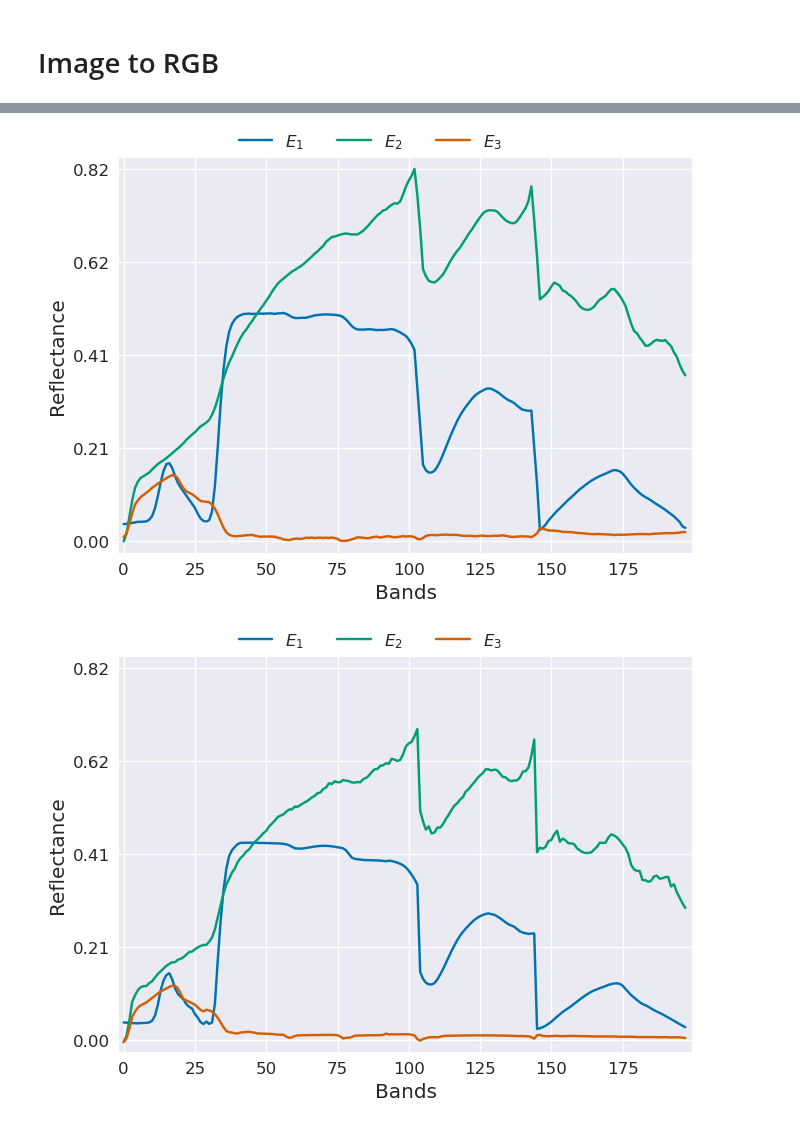
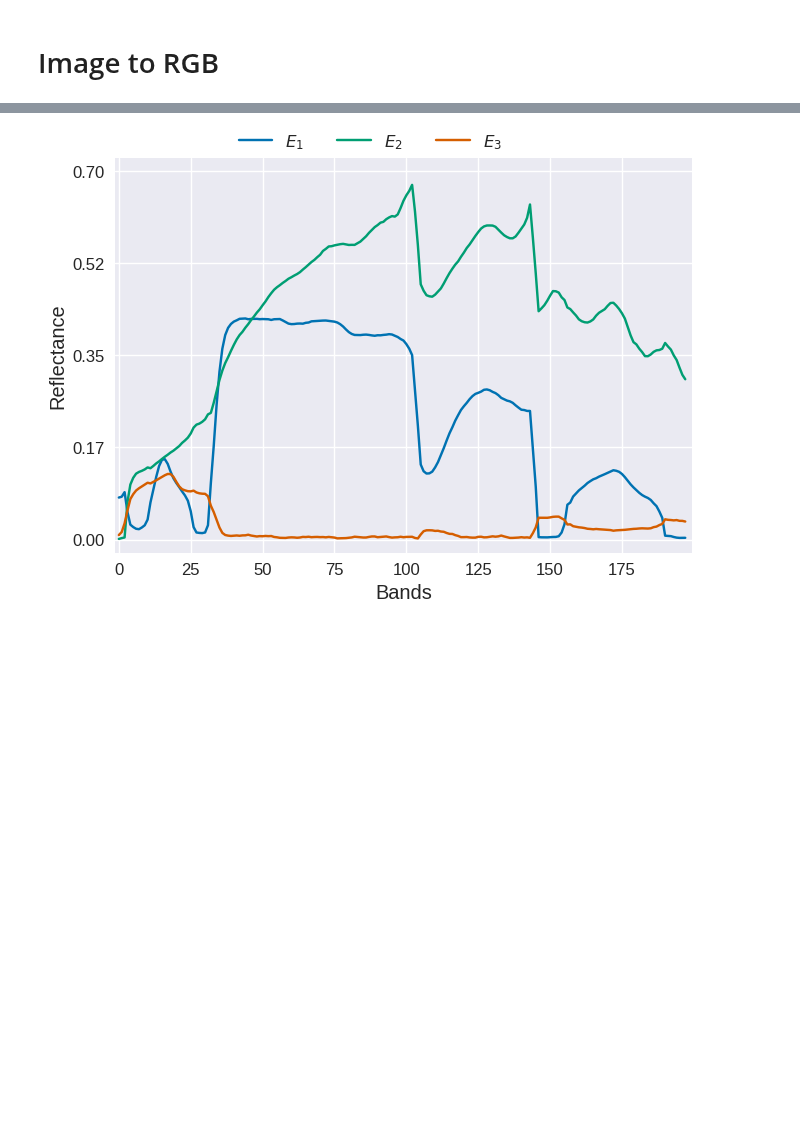
Before and after one commit to SolidusAbi/CLHU, a Jupyter notebook: notebooks/syntheticData.ipynb, the cells around one changed output, grey strips where cells are left out. Saved outputs shown, nothing was run; the diff lists cells and outputs as text; code cells hidden in the pictures; blank space fills up the shorter version.

```diff
--- a/notebooks/syntheticData.ipynb
+++ b/notebooks/syntheticData.ipynb
@@ -267,6 +193,0 @@ class SyntheticDataset(HSIDataset):
-# %%
-dataset = SyntheticDataset(synthetic_data_path)
-
-plt.imshow(dataset.image()[:,:,100].T, cmap='viridis')
-plt.axis('off')
-plt.show()
@@ -275,13 +193,0 @@ plt.show()
-# %%
-from utils import plot_endmembers
-from pysptools import eea
-n_endmembers = dataset.n_endmembers
-
-ee = eea.NFINDR()
-endmember = ee.extract(dataset.image(), n_endmembers)
-endmember_init = torch.from_numpy(endmember).float()
-logit_endmember_init = torch.log((endmember_init / (1-endmember_init) + 1e-12))
-
-# from utils import plot_endmembers
-fig = plot_endmembers(endmember_init)
-plt.show(fig)
@@ -289,0 +211,11 @@ plt.show(fig)
+# %%
+from HySpecLab.metrics import sad
+
+sad_result = sad(endmember_init, dataset.endmembers())
+e_idx = torch.argmin(sad_result, dim=0) # Index for reordering the ground truth
+endmember_init = endmember_init[e_idx]
+logit_endmember_init = torch.log((endmember_init / (1-endmember_init) + 1e-12))
+
+fig = plot_endmembers(endmember_init, ticks_range=(0, .7))
+plt.show(fig)
+fig.savefig(os.path.join(result_path, 'imgs/E_nfindr_est.pdf'), bbox_inches='tight')
@@ -290,6 +226,5 @@ plt.show(fig)
 # %%
 n_bands = dataset.n_bands
 model = ContrastiveUnmixing(n_bands, n_endmembers, endmember_init=logit_endmember_init)
-# train(model, n_endmembers, dataset, n_batchs=32, n_epochs=100, lr=1e-3)
-train(model, n_endmembers, dataset, n_batchs=50, n_epochs=50, lr=1e-3, simplex_weight=1e-3)
+train(model, n_endmembers, dataset, n_batchs=50, n_epochs=50, lr=1e-3, simplex_weight=1e-2)
 # %% [output]
@@ -317,14 +258,11 @@ volume_reg(endmember_init), similarity_reg(endmember_init)
 # %%
 ebk = sigmoid(model.ebk).detach().cpu()
 
-fig = plot_endmembers(ebk, ticks_range=(ebk.min(), ebk.max()))
+fig = plot_endmembers(ebk, ticks_range=(0, .7))
 plt.show(fig)
-
-fig = plot_endmembers(dataset.endmembers(), ticks_range=(ebk.min(), ebk.max()))
-plt.show(fig)
+fig.savefig(os.path.join(result_path, 'imgs/E_clhu_est.pdf'), bbox_inches='tight')
 # %% [output]
-[figure, old version]
+[figure, new version]
-[figure, removed]
 # %%
 from torch.nn.functional import softmax
 from utils import show_abundance
```
Also changed, not shown: parts of 39 cells of this notebook.
